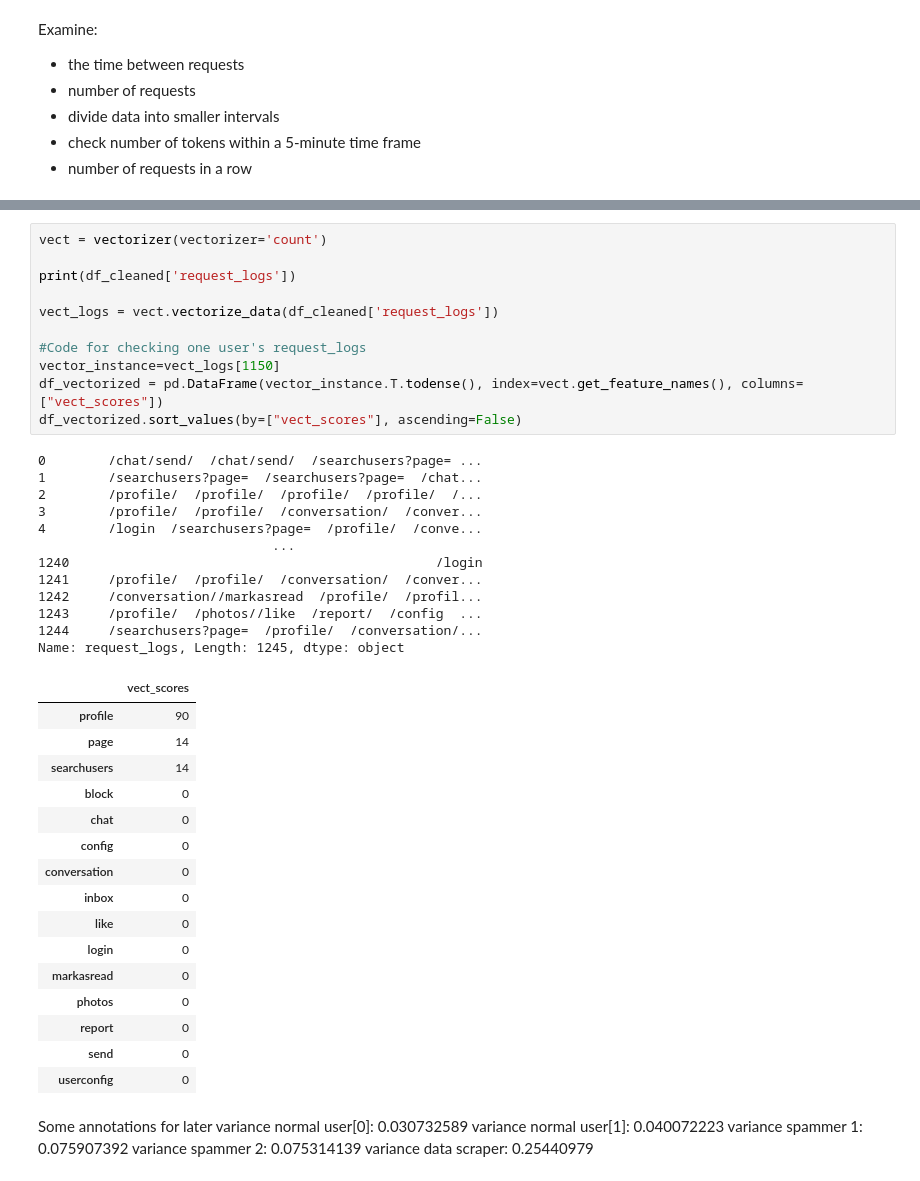
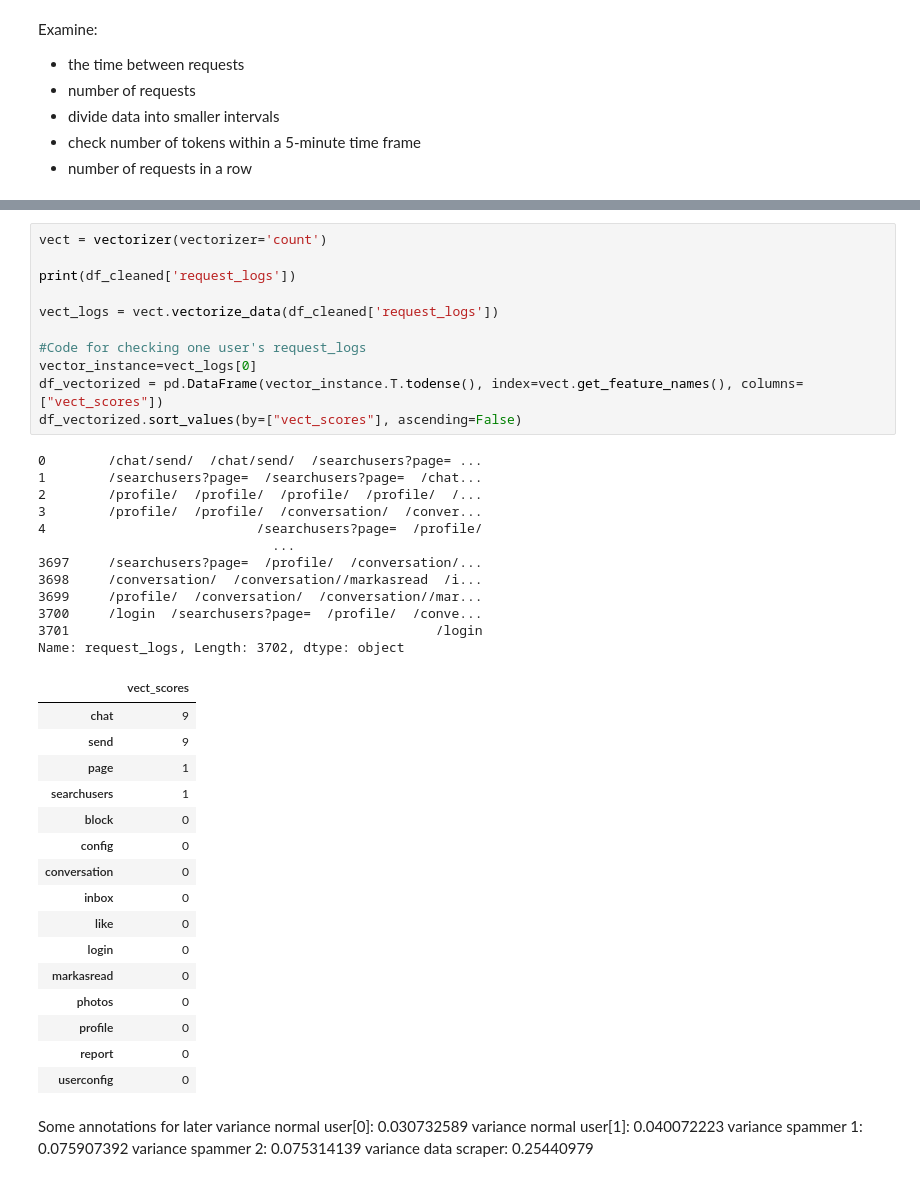
Before and after one commit to Request-analysis-ML/request-analyzer-model, a Jupyter notebook: main.ipynb, the cells around one changed output, grey strips where cells are left out. Drawn from its saved outputs; the diff is of its cells as text.

```diff
--- a/main.ipynb
+++ b/main.ipynb
@@ -52,33 +52,33 @@ formatted_df
 # %%
 vect = vectorizer(vectorizer='count')
 
 print(df_cleaned['request_logs'])
 
 vect_logs = vect.vectorize_data(df_cleaned['request_logs'])
 
 #Code for checking one user's request_logs
-vector_instance=vect_logs[1150]
+vector_instance=vect_logs[0]
 df_vectorized = pd.DataFrame(vector_instance.T.todense(), index=vect.get_feature_names(), columns=["vect_scores"])
 df_vectorized.sort_values(by=["vect_scores"], ascending=False)
 # %% [output]
 0        /chat/send/  /chat/send/  /searchusers?page= ...
 1        /searchusers?page=  /searchusers?page=  /chat...
 2        /profile/  /profile/  /profile/  /profile/  /...
 3        /profile/  /profile/  /conversation/  /conver...
-4        /login  /searchusers?page=  /profile/  /conve...
+4                           /searchusers?page=  /profile/
                               ...
-1240                                               /login
-1241     /profile/  /profile/  /conversation/  /conver...
-1242     /conversation//markasread  /profile/  /profil...
-1243     /profile/  /photos//like  /report/  /config  ...
-1244     /searchusers?page=  /profile/  /conversation/...
-Name: request_logs, Length: 1245, dtype: object
+3697     /searchusers?page=  /profile/  /conversation/...
+3698     /conversation/  /conversation//markasread  /i...
+3699     /profile/  /conversation/  /conversation//mar...
+3700     /login  /searchusers?page=  /profile/  /conve...
+3701                                               /login
+Name: request_logs, Length: 3702, dtype: object
 |  | vect_scores |
-| profile | 90 |
-| page | 14 |
-| searchusers | 14 |
+| chat | 9 |
+| send | 9 |
+| page | 1 |
+| searchusers | 1 |
 | block | 0 |
-| chat | 0 |
 | config | 0 |
 | conversation | 0 |
 | inbox | 0 |
@@ -86,8 +86,8 @@ Name: request_logs, Length: 1245, dtype: object
 | login | 0 |
 | markasread | 0 |
 | photos | 0 |
+| profile | 0 |
 | report | 0 |
-| send | 0 |
 | userconfig | 0 |
 # %% [markdown]
 
```
Also changed, not shown: parts of 8 cells of this notebook.
